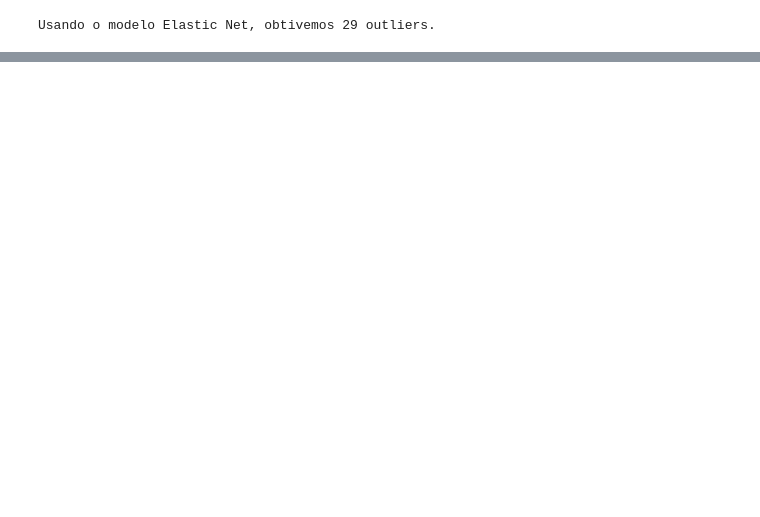
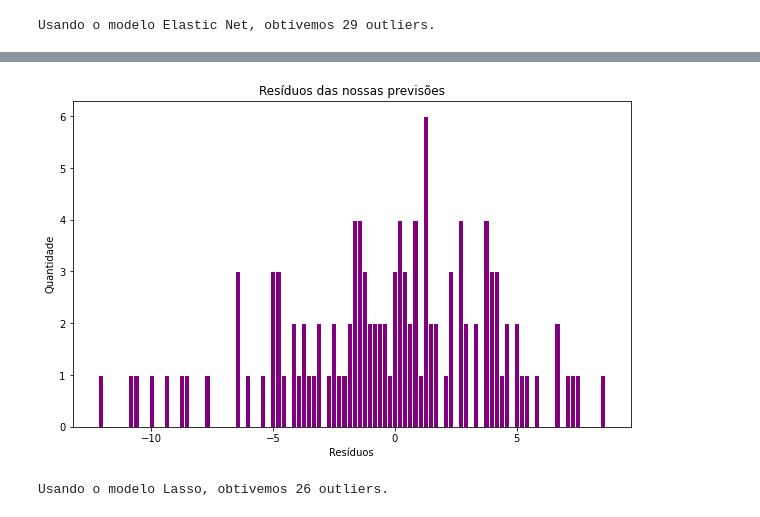
Before and after one commit to eduardoaze/projeto2, a Jupyter notebook: P2-CDados.ipynb, the cells around one changed output, grey strips where cells are left out. Cells and saved outputs as stored; diff of their text form; code cells hidden in the pictures; blank space fills up the shorter version.

Commit message:
Lasso e Forest

```diff
--- a/P2-CDados.ipynb
+++ b/P2-CDados.ipynb
@@ -308,0 +319,7 @@ Obtivemos o resultado de um erro quadrático médio de 4.4887 pontos e 29 outlie
+# %%
+# Gerando o modelo
+modelo_lasso = Lasso(alpha=0.001)
+modelo_lasso.fit(train_df, train_labels)
+
+# Gerando previsões
+pre_lasso = modelo_lasso.predict(test_df)
@@ -308,0 +350,4 @@ Obtivemos o resultado de um erro quadrático médio de 4.4887 pontos e 29 outlie
+# %%
+# Achando resíduos do modelo
+residuos_lasso = test_labels - pre_lasso
+pd.Series(residuos_lasso).describe()
@@ -308,0 +364,22 @@ Obtivemos o resultado de um erro quadrático médio de 4.4887 pontos e 29 outlie
+# %%
+# Plotando gráfico de resíduos
+plt.figure(figsize=(10,6))
+plt.hist(residuos_lasso, bins=100, color='purple', edgecolor = 'white')
+plt.title('Resíduos das nossas previsões')
+plt.xlabel('Resíduos')
+plt.ylabel('Quantidade')
+plt.show()
+# %% [output]
+[figure, added]
+# %%
+# Consideramos os outliers os dados fora do intervalo de -5 a 5
+
+outliers_lasso = []
+
+for valor in residuos_lasso:
+    if valor > 5 or valor < -5:
+        outliers_lasso.append(round(valor,3))
+
+print(f'Usando o modelo Lasso, obtivemos {len(outliers_lasso)} outliers.')
+# %% [output]
+Usando o modelo Lasso, obtivemos 26 outliers.
```
Also changed, not shown: parts of 28 cells of this notebook.
